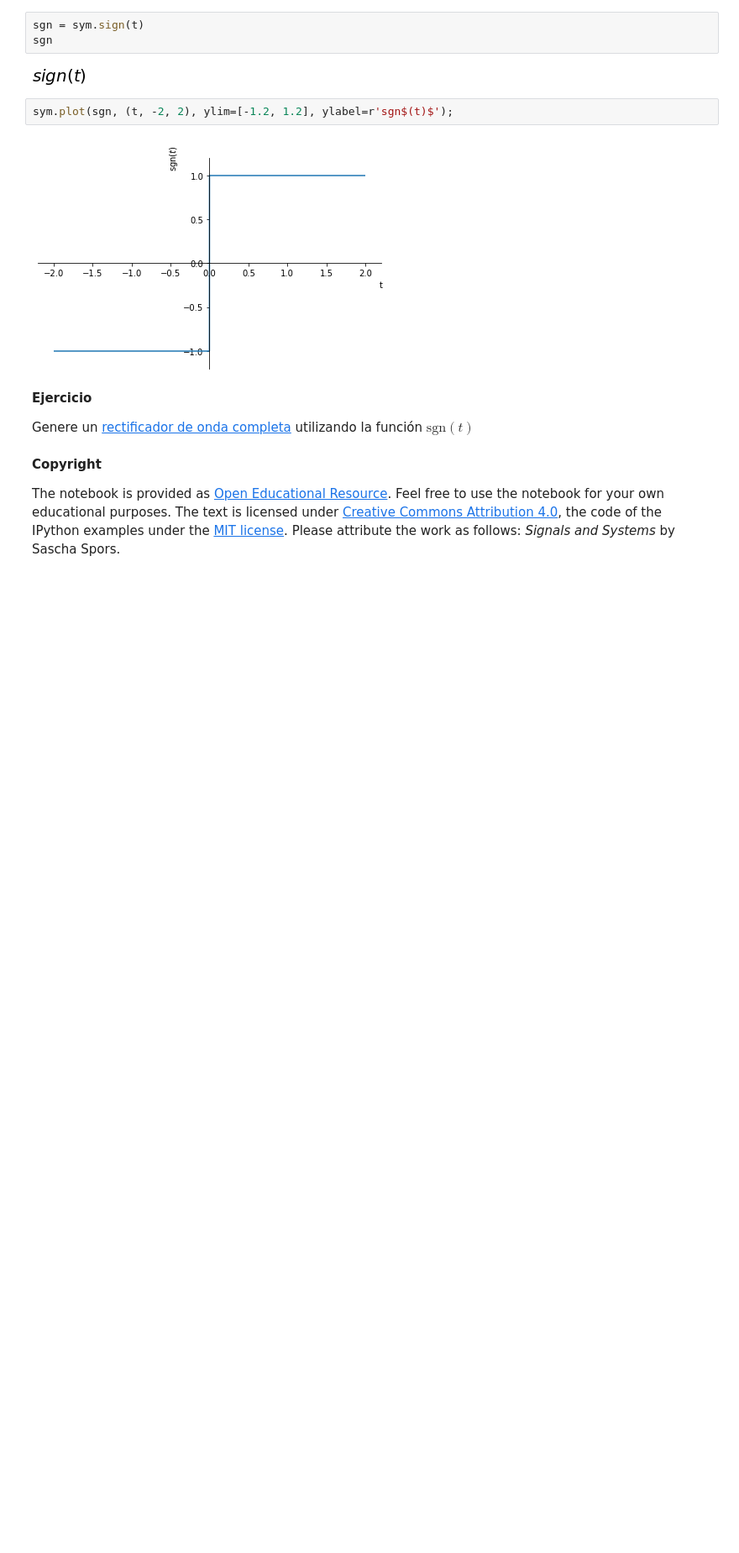
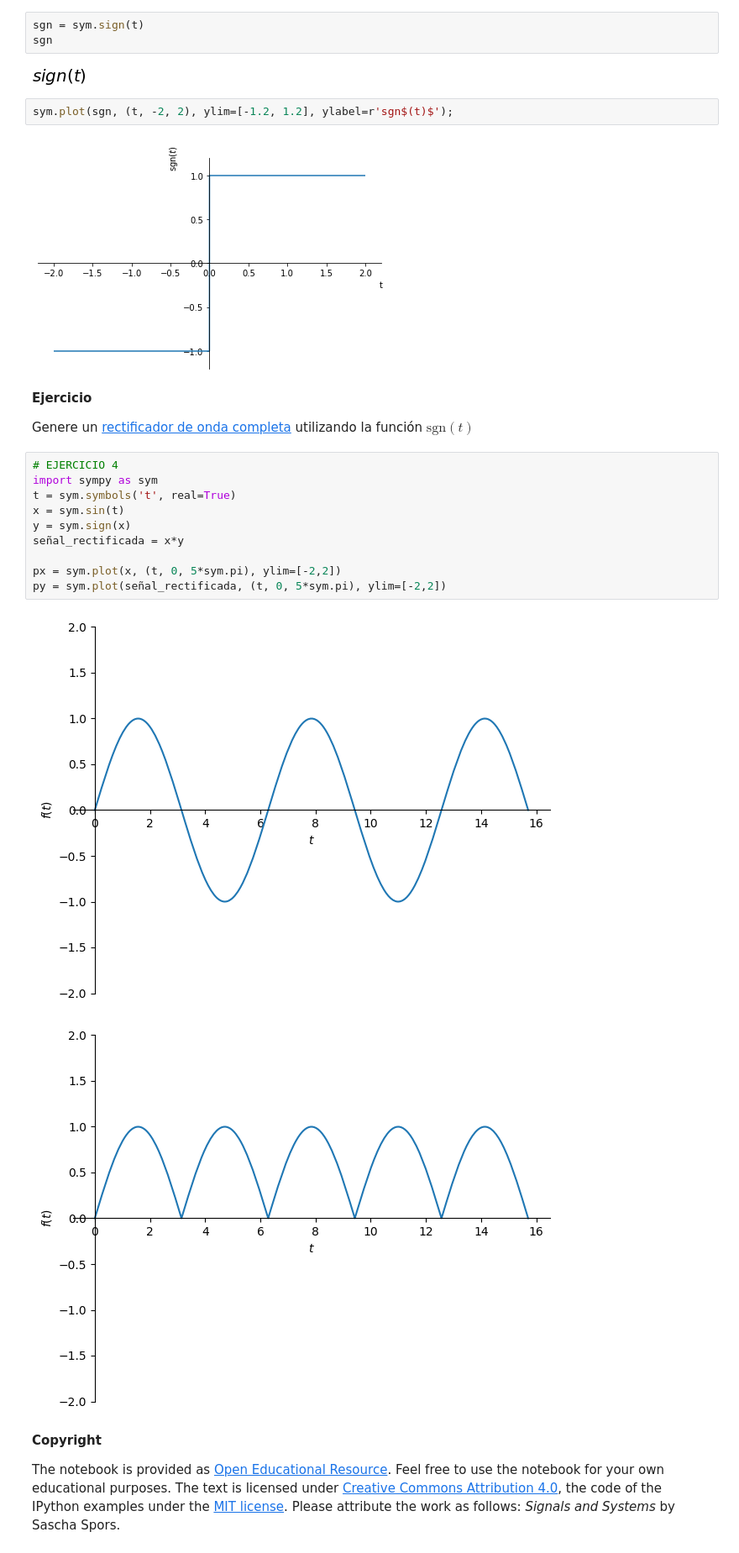
Before and after one commit to Nicoflyy/Ejercicio, a Jupyter notebook: 1_IntroduccionSyS/2_S_estandar.ipynb, the cells around one changed output. Shown at 84% size. Drawn from its saved outputs; the diff is of its cells as text; blank space fills up the shorter version.

```diff
--- a/1_IntroduccionSyS/2_S_estandar.ipynb
+++ b/1_IntroduccionSyS/2_S_estandar.ipynb
@@ -331,6 +324,19 @@ sym.plot(sgn, (t, -2, 2), ylim=[-1.2, 1.2], ylabel=r'sgn$(t)$');
 **Ejercicio**
 
 Genere un [rectificador de onda completa](https://en.wikipedia.org/wiki/Rectifier#Full-wave_rectification) utilizando la función $\text{sgn}(t)$
+# %%
+# EJERCICIO 4
+import sympy as sym
+t = sym.symbols('t', real=True)
+x = sym.sin(t)
+y = sym.sign(x)
+señal_rectificada = x*y
+
+px = sym.plot(x, (t, 0, 5*sym.pi), ylim=[-2,2])
+py = sym.plot(señal_rectificada, (t, 0, 5*sym.pi), ylim=[-2,2])
+# %% [output]
+[figure, added]
+[figure, added]
 # %% [markdown]
 **Copyright**
 
```
Also changed, not shown: parts of 2 cells of this notebook.
